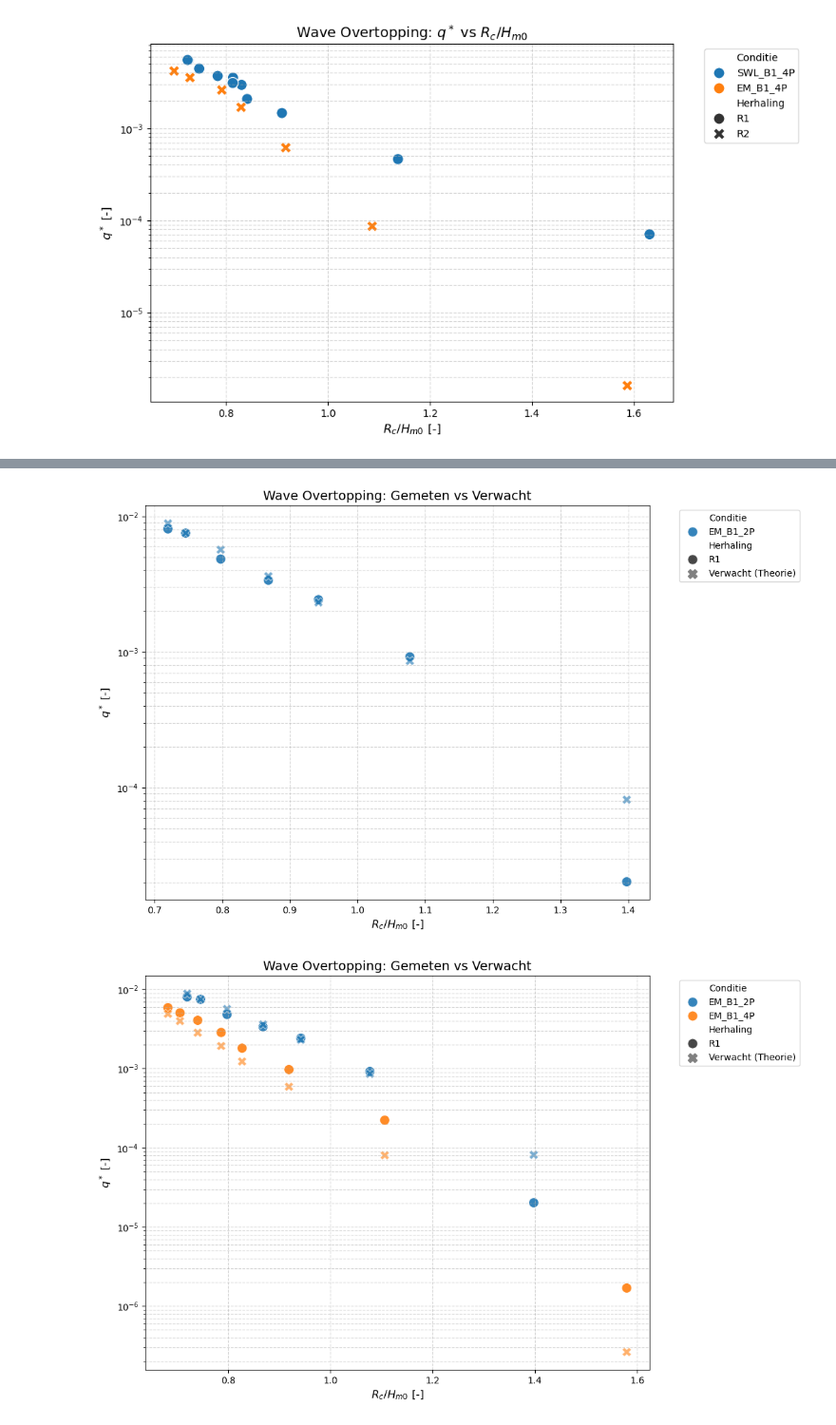
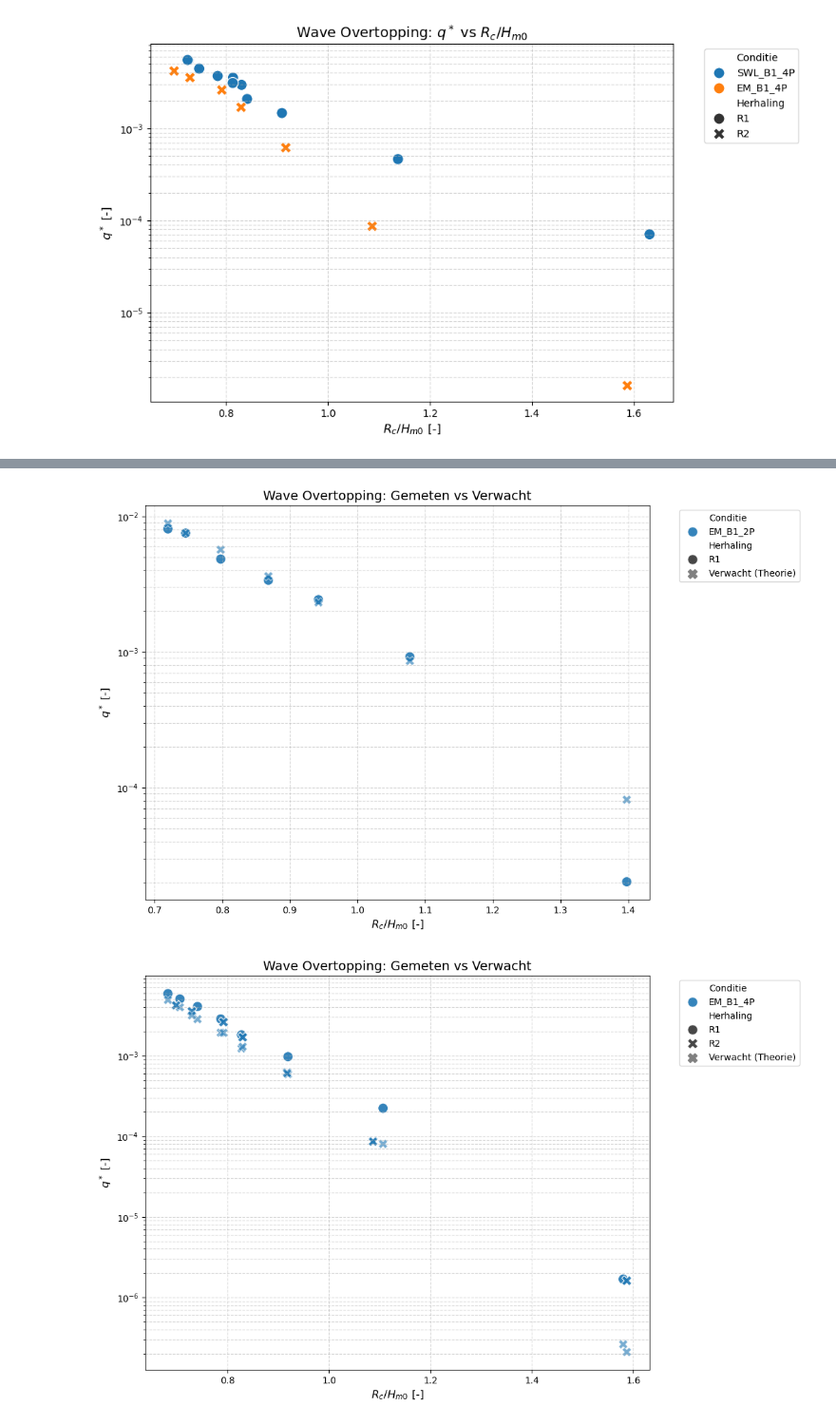
Before and after one commit to baukevelthuijs/MSC, a Jupyter notebook: Data_processing_discharges.ipynb, the cells around one changed output, grey strips where cells are left out. Shown at 95% size. Drawn from its saved outputs; the diff is of its cells as text; code cells hidden in the pictures.

```diff
--- a/Data_processing.ipynb
+++ b/Data_processing_discharges.ipynb
@@ -753,32 +465,32 @@ def plot_verwacht(df, runs_om_te_plotten=None):
         x='Rc/Hm0',
         y='q_star_verwacht',
         hue='Conditie',
         marker='X',
         s=100,
         palette='tab10',
         legend=False,
         alpha=0.6
     )
 
     # Voeg het kruisje toe aan de legenda voor de duidelijkheid
     plt.scatter([], [], color='grey', marker='X', s=100, label='Verwacht (Theorie)')
 
     # Opmaak
     plt.yscale('log')
     plt.title('Wave Overtopping: Gemeten vs Verwacht', fontsize=14)
     plt.xlabel('$R_c / H_{m0}$ [-]', fontsize=12)
     plt.ylabel('$q^*$ [-]', fontsize=12)
 
     plt.grid(True, which="both", ls="--", alpha=0.5)
     plt.legend(bbox_to_anchor=(1.05, 1), loc='upper left')
     plt.tight_layout()
     plt.show()
 
 
 plot_verwacht(df_master, ['SWL_B1_2P_R3'])
 plot_verwacht(df_master, ['EM_B1_2P_R1'])
-plot_verwacht(df_master, ['EM_B1_4P_R1', 'EM_B1_2P_R1'])
+plot_verwacht(df_master, ['EM_B1_4P_R1', 'EM_B1_4P_R2'])
 # %% [output]
 [figure]
 [figure]
-[figure, old version]
+[figure, new version]
```
Also changed, not shown: parts of 4 cells of this notebook, 5 other files.
